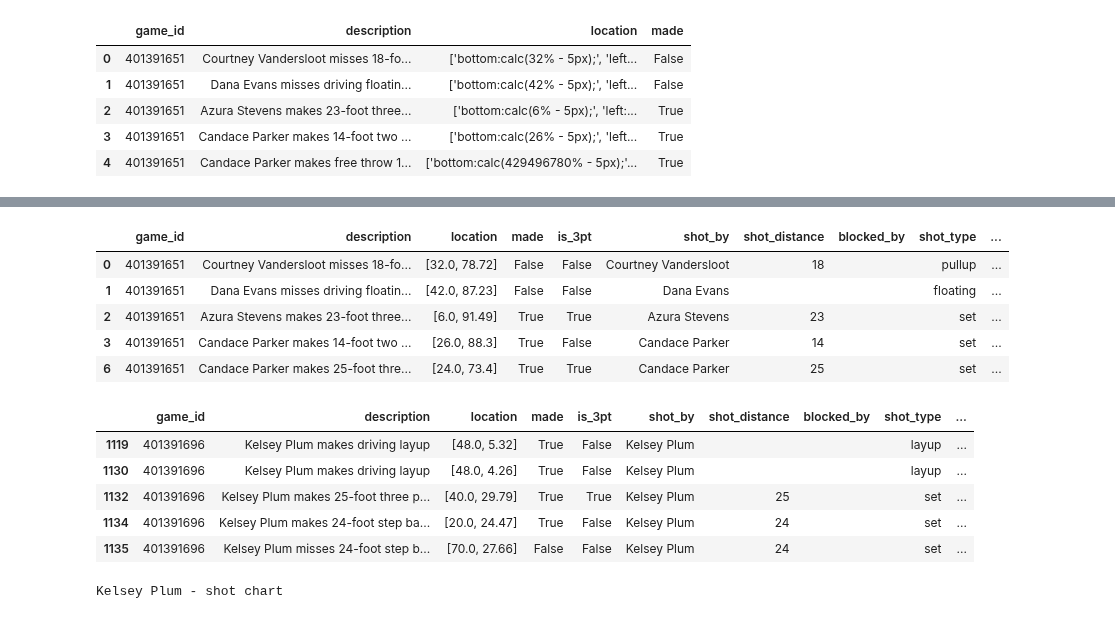
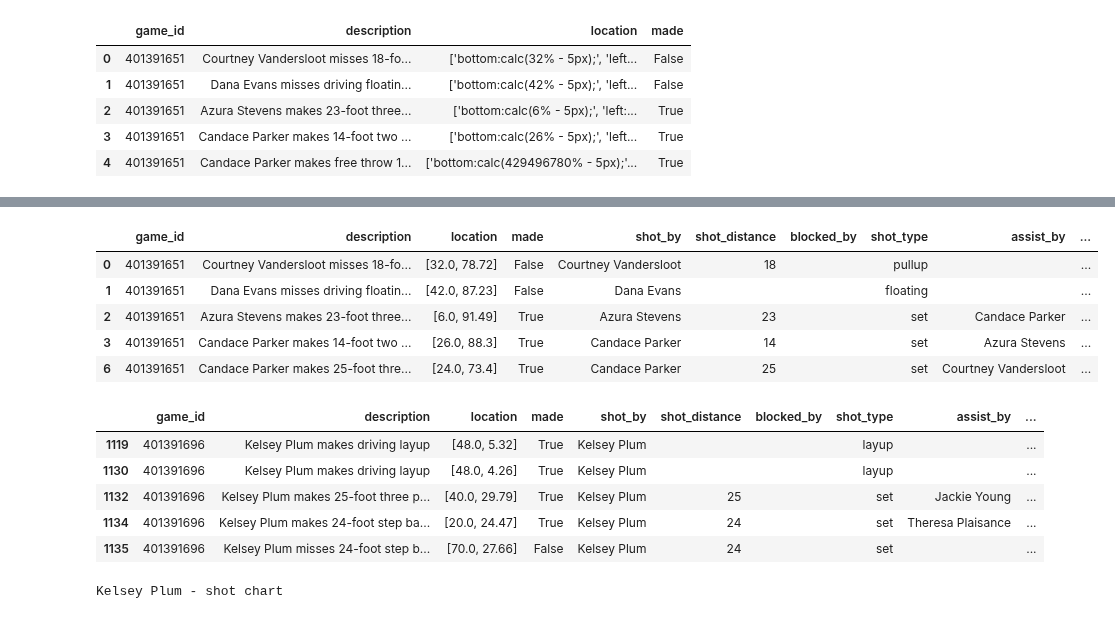
Before and after one commit to dpasse/monte, a Jupyter notebook: workspace/wncaa/shot_charts.ipynb, the cells around one changed output, grey strips where cells are left out. Cells and saved outputs as stored; diff of their text form; code cells hidden in the pictures.

```diff
--- a/workspace/wncaa/shot_charts.ipynb
+++ b/workspace/wncaa/shot_charts.ipynb
@@ -26,11 +36,6 @@ df.head()
 | 3 | 401391651 | Candace Parker makes 14-foot two ... | ['bottom:calc(26% - 5px);', 'left... | True |
 | 4 | 401391651 | Candace Parker makes free throw 1... | ['bottom:calc(429496780% - 5px);'... | True |
 # %%
-def is_3pt(row):
-    return len(re.findall(r'three\s+point', row)) > 0
-
-df['is_3pt'] = df.description.map(is_3pt)
-
 def who_shot(row):
     match = re.search(r'^([a-z]+[\s-]+)+(?=makes|misses)', row, flags=re.IGNORECASE)
     if match is not None:
@@ -76,11 +81,20 @@ def assist(row):
 
     return match.group(1).strip()
 
+def is_3pt(row):
+    shot_distance = row['shot_distance']
+    if len(shot_distance) > 0:
+        return int(shot_distance) >= 22
+
+    return len(re.findall(r'three\s+point', row['description'])) > 0
+
 df['shot_by'] = df.description.map(who_shot)
 df['shot_distance'] = df.description.map(distance)
 df['blocked_by'] = df.description.map(who_blocked)
 df['shot_type'] = df.description.map(shot)
 df['assist_by'] = df.description.map(assist)
+
+df['is_3pt'] = df.apply(is_3pt, axis=1)
 # %%
 def parse(loc):
   locations = list(map(float, re.findall(r'calc\(([\d.]+)%', ' '.join(loc))))
@@ -111,47 +125,47 @@ df.head(n=10)
 # %%
 ## only use the valid shot locations moving forward
-df = df[df.is_valid]
+df_valid = df[df.is_valid].copy()
 # %%
 def side(loc):
   return 'right' if loc[1] >= 50  else 'left'
 
-df['side_of_court'] = df.location.map(lambda loc: 'right' if loc[1] >= 50  else 'left')
+df_valid['side_of_court'] = df_valid.location.map(lambda loc: 'right' if loc[1] >= 50  else 'left')
 
 def flip(row):
 
   location = row['location']
 
   if row['side_of_court'] == 'right':
     x = location[1]
     y = location[0]
 
     return [round(100-y, 1), round(100-x, 1)]
 
   return location
 
-df['single_location'] = df.apply(flip, axis=1)
-df['side_of_the_half_court'] = df.single_location.map(lambda loc: 'right' if loc[0] < 50 else 'left') ## doesnt make sense yet...
+df_valid['single_location'] = df_valid.apply(flip, axis=1)
+df_valid['side_of_the_half_court'] = df_valid.single_location.map(lambda loc: 'right' if loc[0] < 50 else 'left') ## doesnt make sense yet...
 
-df.head(n=5)
+df_valid.head(n=5)
 # %% [output]
-|  | game_id | description | location | made | is_3pt | shot_by | shot_distance | blocked_by | shot_type | ... |
-| 0 | 401391651 | Courtney Vandersloot misses 18-fo... | [32.0, 78.72] | False | False | Courtney Vandersloot | 18 |  | pullup | ... |
-| 1 | 401391651 | Dana Evans misses driving floatin... | [42.0, 87.23] | False | False | Dana Evans |  |  | floating | ... |
-| 2 | 401391651 | Azura Stevens makes 23-foot three... | [6.0, 91.49] | True | True | Azura Stevens | 23 |  | set | ... |
-| 3 | 401391651 | Candace Parker makes 14-foot two ... | [26.0, 88.3] | True | False | Candace Parker | 14 |  | set | ... |
-| 6 | 401391651 | Candace Parker makes 25-foot thre... | [24.0, 73.4] | True | True | Candace Parker | 25 |  | set | ... |
+|  | game_id | description | location | made | shot_by | shot_distance | blocked_by | shot_type | assist_by | ... |
+| 0 | 401391651 | Courtney Vandersloot misses 18-fo... | [32.0, 78.72] | False | Courtney Vandersloot | 18 |  | pullup |  | ... |
+| 1 | 401391651 | Dana Evans misses driving floatin... | [42.0, 87.23] | False | Dana Evans |  |  | floating |  | ... |
+| 2 | 401391651 | Azura Stevens makes 23-foot three... | [6.0, 91.49] | True | Azura Stevens | 23 |  | set | Candace Parker | ... |
+| 3 | 401391651 | Candace Parker makes 14-foot two ... | [26.0, 88.3] | True | Candace Parker | 14 |  | set | Azura Stevens | ... |
+| 6 | 401391651 | Candace Parker makes 25-foot thre... | [24.0, 73.4] | True | Candace Parker | 25 |  | set | Courtney Vandersloot | ... |
 # %%
 player = 'Kelsey Plum' ## 'Sylvia Fowles'
-df_player = df[df.shot_by == player]
+df_player = df_valid[df_valid.shot_by == player]
 
 df_player.head()
 # %% [output]
-|  | game_id | description | location | made | is_3pt | shot_by | shot_distance | blocked_by | shot_type | ... |
-| 1119 | 401391696 | Kelsey Plum makes driving layup | [48.0, 5.32] | True | False | Kelsey Plum |  |  | layup | ... |
-| 1130 | 401391696 | Kelsey Plum makes driving layup | [48.0, 4.26] | True | False | Kelsey Plum |  |  | layup | ... |
-| 1132 | 401391696 | Kelsey Plum makes 25-foot three p... | [40.0, 29.79] | True | True | Kelsey Plum | 25 |  | set | ... |
-| 1134 | 401391696 | Kelsey Plum makes 24-foot step ba... | [20.0, 24.47] | True | False | Kelsey Plum | 24 |  | set | ... |
-| 1135 | 401391696 | Kelsey Plum misses 24-foot step b... | [70.0, 27.66] | False | False | Kelsey Plum | 24 |  | set | ... |
+|  | game_id | description | location | made | shot_by | shot_distance | blocked_by | shot_type | assist_by | ... |
+| 1119 | 401391696 | Kelsey Plum makes driving layup | [48.0, 5.32] | True | Kelsey Plum |  |  | layup |  | ... |
+| 1130 | 401391696 | Kelsey Plum makes driving layup | [48.0, 4.26] | True | Kelsey Plum |  |  | layup |  | ... |
+| 1132 | 401391696 | Kelsey Plum makes 25-foot three p... | [40.0, 29.79] | True | Kelsey Plum | 25 |  | set | Jackie Young | ... |
+| 1134 | 401391696 | Kelsey Plum makes 24-foot step ba... | [20.0, 24.47] | True | Kelsey Plum | 24 |  | set | Theresa Plaisance | ... |
+| 1135 | 401391696 | Kelsey Plum misses 24-foot step b... | [70.0, 27.66] | False | Kelsey Plum | 24 |  | set |  | ... |
 # %%
 def get_makes_and_misses_full_court(df):
     def get_coordinates(df):
```
Also changed, not shown: parts of 14 cells of this notebook.
